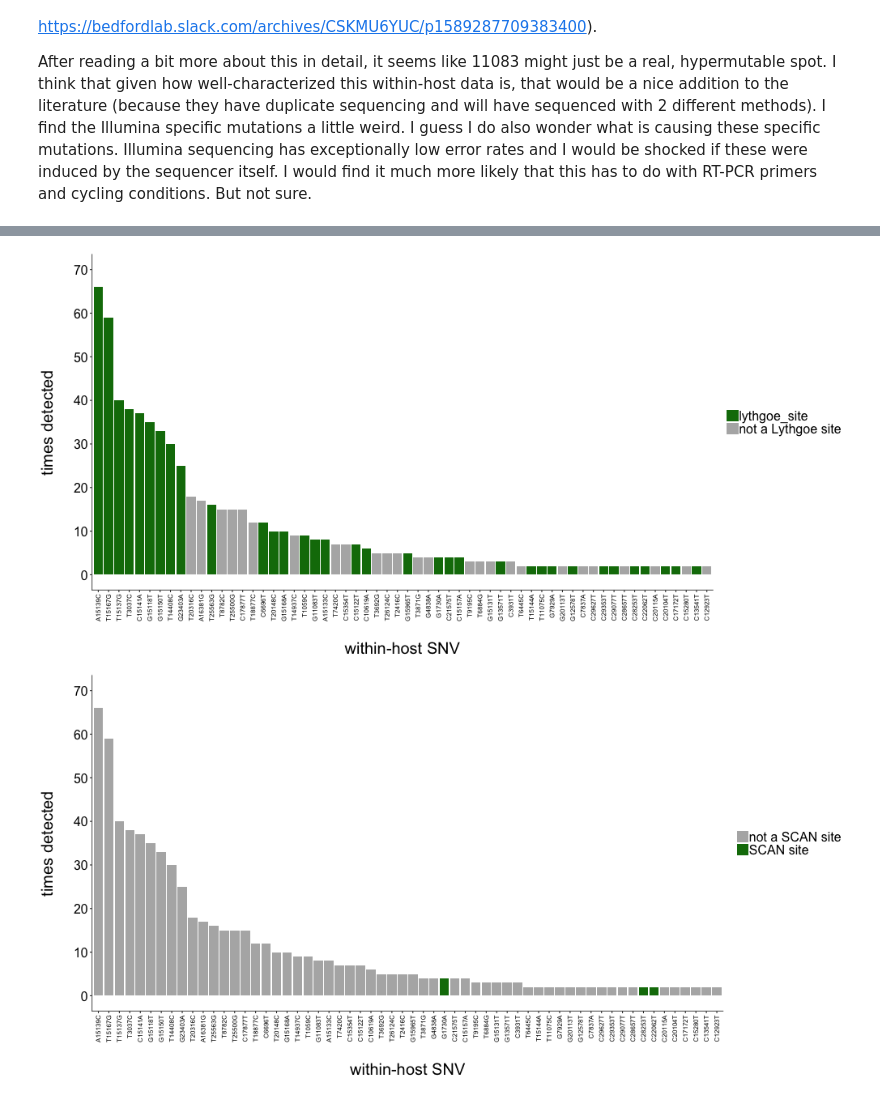
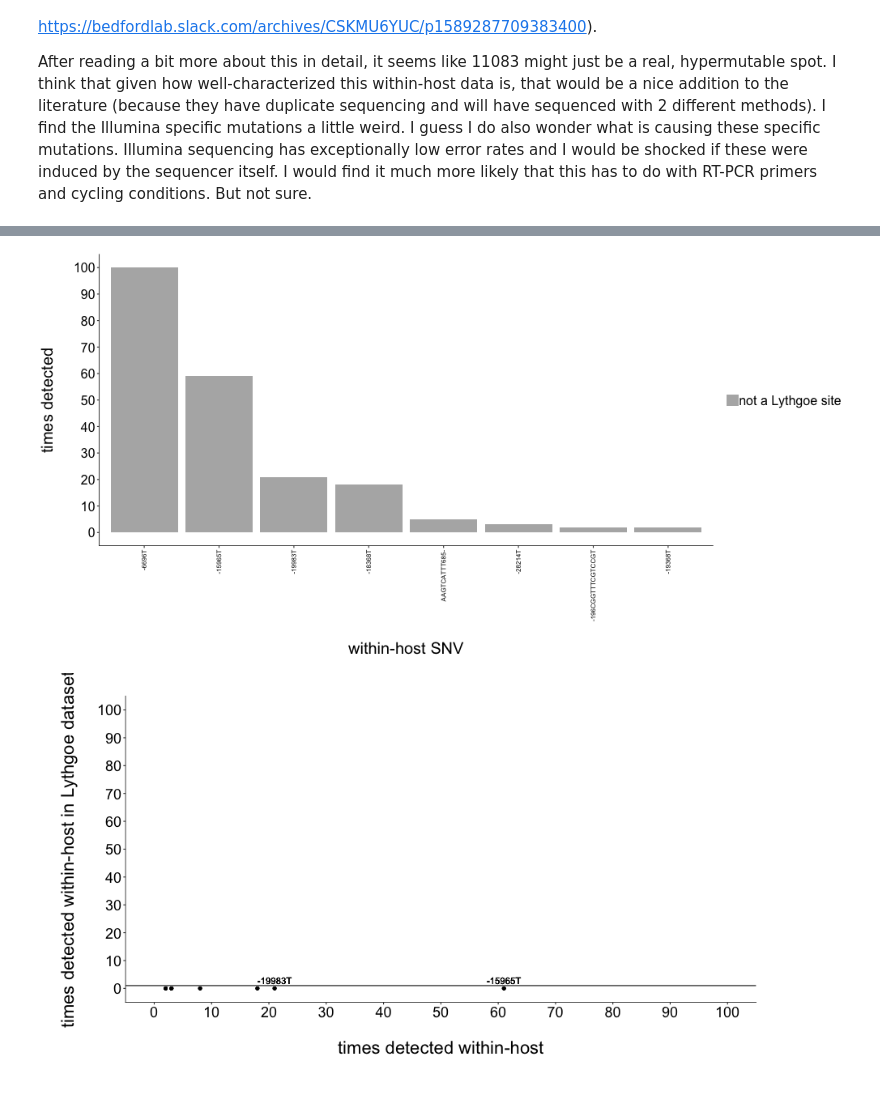
Before and after one commit to lmoncla/ncov-WI-within-host, a Jupyter notebook: scripts/characterize-within-host-variants.ipynb, the cells around one changed output, grey strips where cells are left out. Saved outputs shown, nothing was run; the diff lists cells and outputs as text; code cells hidden in the pictures.

Commit message:
adding updates to within-host in WI scripts

```diff
--- a/scripts/characterize-within-host-variants.ipynb
+++ b/scripts/characterize-within-host-variants.ipynb
@@ -290,9 +403,16 @@ p2
+# %%
+times_detected_cutoff_to_plot_indels = 2
 # %%
-%%R -w 1000 -h 500 -u px -i indels_more_than_once,s_color,ns_color,stop_color,fs_color,fs_stop_color,order_of_indels # this sets the size of the plot...otherwise, it will go off the page\n",
+%%R -w 1000 -h 500 -u px -i times_detected_cutoff_to_plot_indels,variant_percent,current_date,indels_more_than_once,s_color,ns_color,stop_color,fs_color,fs_stop_color,order_of_indels # this sets the size of the plot...otherwise, it will go off the page\n",
 require(ggplot2)
 library(ggplot2)
 
+indels_more_than_once <- indels_more_than_once[(indels_more_than_once$counts>=times_detected_cutoff_to_plot_indels),]
+
+output_filename = paste("counts-low-freq-indels-3bp-homopolymer-",variant_percent,"percent-",current_date,".pdf", sep="")
+
 indels_more_than_once$SNV_f = factor(indels_more_than_once$SNV, levels=c(order_of_indels))
+max_count = max(indels_more_than_once$counts)
 
 p3 <- ggplot(indels_more_than_once, aes(x=SNV_f, y=classified_counts, fill=class))+
     geom_col()+
@@ -300,7 +420,7 @@ p3 <- ggplot(indels_more_than_once, aes(x=SNV_f, y=classified_counts, fill=class
     scale_fill_manual(values=c(in_hp=ns_color, not_in_hp=s_color,adjacent=fs_color,no_consensus="grey70"), labels=c(in_hp="in homopolymer region",not_in_hp="not in homopolymer region",adjacent="1 nt away from homopolymer",no_consensus="missing consensus"))+
     theme(panel.grid.major=element_line(colour=NA,size=NA))+
     theme(panel.grid.minor=element_line(colour=NA,size=NA))+
-    scale_y_continuous(limits=c(0,100), breaks=seq(0,100,10))+
+    scale_y_continuous(limits=c(0,max_count+5), breaks=seq(0,max_count+5,10))+
     theme(plot.title=element_text(size=13))+
     theme(strip.background = element_rect(colour=NA, fill=NA))+
     theme(plot.margin=unit(c(0.1,0.1,0.1,0.1),"cm"))+
@@ -321,6 +441,6 @@ p3 <- ggplot(indels_more_than_once, aes(x=SNV_f, y=classified_counts, fill=class
 #       scale_y_continuous(limits=c(-0.1,1.2), breaks=seq(0,1.2,0.2))+
 
 
-ggsave("counts-low-freq-indels-2020-08-27.pdf", p3, width = 9, height = 8, path="/Users/lmoncla/src/ncov-WI-within-host/figures/")
+ggsave(output_filename, p3, width = 12, height = 8, path="/Users/lmoncla/src/ncov-WI-within-host/figures/")
 p3
 # %% [output]
@@ -479,9 +644,9 @@ def read_in_lythgoe_sites(lythgoe_input_file):
 
     with open(lythgoe_input_file, "r") as infile:
         for line in infile:
-            if "reference.position" not in line:
+            if "reference_position" not in line:
                 site = int(line.split(",")[0])
-                counts_within_host = line.split(",")[4]
+                counts_within_host = line.split(",")[6]
                 lythgoe_dict[site] = {"within-host-counts":counts_within_host}
 
     return(lythgoe_dict)
@@ -544,10 +709,10 @@ def return_label(row):
 
     return(label)
 # %%
-lythgoe_input_file = "/Users/lmoncla/src/ncov-WI-within-host/data/lythgoe-shared-sites.tsv"
+lythgoe_input_file = "/Users/lmoncla/src/ncov-WI-within-host/data/lythgoe-shared-sites-2020-12-14.tsv"
 lythgoe_dict = read_in_lythgoe_sites(lythgoe_input_file)
 
-scan_input_file = "/Users/lmoncla/src/ncov-WI-within-host/data/SNV_sites_SCAN.tsv"
+scan_input_file = "/Users/lmoncla/src/ncov-WI-within-host/data/seattle-data/SNV_sites_SCAN.tsv"
 scan_dict = read_in_scan_sites(scan_input_file)
 # %%
 snvs_more_than_once['lythgoe_class'] = snvs_more_than_once['SNV'].apply(return_lythgoe_classification, args=[lythgoe_dict])
@@ -570,74 +876,77 @@ snvs_more_than_once.head()
 # %%
-%%R -w 1000 -h 500 -u px -i snvs_more_than_once,s_color,ns_color,stop_color,fs_color,fs_stop_color,order_of_snvs # this sets the size of the plot...otherwise, it will go off the page\n",
+%%R -w 1000 -h 500 -u px -i variant_percent,current_date,indels_more_than_once,s_color,ns_color,stop_color,fs_color,fs_stop_color,order_of_indels # this sets the size of the plot...otherwise, it will go off the page\n",
 require(ggplot2)
 library(ggplot2)
 
-snvs_more_than_once$SNV_f = factor(snvs_more_than_once$SNV, levels=c(order_of_snvs))
+output_filename = paste("counts-indels-lythgoe-",variant_percent,"percent-",current_date,".pdf", sep="")
 
-p2 <- ggplot(snvs_more_than_once, aes(x=SNV_f, y=classified_counts, fill=lythgoe_class))+
+indels_more_than_once$SNV_f = factor(indels_more_than_once$SNV, levels=c(order_of_indels))
+
+p2 <- ggplot(indels_more_than_once, aes(x=SNV_f, y=classified_counts, fill=lythgoe_class))+
     geom_col()+
     scale_fill_manual(values=c(lythgoe_site=ns_color, none="grey70"), labels=c(lythgoe_color="Lythgoe site",none="not a Lythgoe site"))+
     theme(panel.grid.major=element_line(colour=NA,size=NA))+
     theme(panel.grid.minor=element_line(colour=NA,size=NA))+
-    scale_y_continuous(limits=c(0,70), breaks=seq(0,70,10))+
+    scale_y_continuous(limits=c(0,100), breaks=seq(0,100,10))+
     theme(plot.title=element_text(size=13))+
     theme(strip.background = element_rect(colour=NA, fill=NA))+
     theme(plot.margin=unit(c(0.1,0.1,0.1,0.1),"cm"))+
     theme(axis.line.x=element_line(colour="black"))+
     theme(axis.line.y=element_line(colour="black"))+
     theme(axis.title.y=element_text(size=20, hjust=0.5, vjust=0.5))+
     theme(axis.title.x=element_text(size=20, vjust=0.5))+
     theme(axis.text.y=element_text(size=16, colour="black"))+
     theme(axis.text.x=element_text(hjust=1, vjust=0.5, size=8, angle=90,colour="black"))+
     theme(legend.text=element_text(size=16))+
     theme(legend.title=element_blank())+
     #theme(legend.position = c(0.9, 0.6))+ # (0,0) is bottom left, (1,1) is top right
     theme(panel.margin=unit(1, "lines"))+
     theme(legend.key.size=unit(0.55, "cm"))+
     theme(panel.background=element_rect(fill=NA))+
     theme(legend.key=element_rect(fill=NA))+
     labs(x="\nwithin-host SNV",y="times detected\n")
 #       scale_y_continuous(limits=c(-0.1,1.2), breaks=seq(0,1.2,0.2))+
 
 
-ggsave("counts-low-freq-snvs-lythgoe-2020-09-13.pdf", p2, width = 12, height = 4, path="/Users/lmoncla/src/ncov-WI-within-host/figures/")
+ggsave(output_filename, p2, width = 9, height = 8, path="/Users/lmoncla/src/ncov-WI-within-host/figures/")
 p2
 # %% [output]
-[figure, old version]
+[figure, new version]
 # %%
-%%R -w 1000 -h 500 -u px -i snvs_more_than_once,s_color,ns_color,stop_color,fs_color,fs_stop_color,order_of_snvs # this sets the size of the plot...otherwise, it will go off the page\n",
+%%R -w 1000 -h 500 -u px -i variant_percent,current_date,indels_more_than_once,s_color,ns_color,stop_color,fs_color,fs_stop_color,order_of_snvs # this sets the size of the plot...otherwise, it will go off the page\n",
+
 require(ggplot2)
 library(ggplot2)
+library(RColorBrewer)
 
-snvs_more_than_once$SNV_f = factor(snvs_more_than_once$SNV, levels=c(order_of_snvs))
+output_filename = paste("indels-counts-vs-lythgoe-",variant_percent,"percent-",current_date,".pdf", sep="")
 
-p2 <- ggplot(snvs_more_than_once, aes(x=SNV_f, y=classified_counts, fill=scan_class))+
-    geom_col()+
-    scale_fill_manual(values=c(scan_site=ns_color, none="grey70"), labels=c(scan_site="SCAN site",none="not a SCAN site"))+
+p <- ggplot(data=indels_more_than_once, aes(x=counts, y=lythgoe_counts)) +
+    geom_point()+
+    geom_hline(yintercept=1)+
+    labs(x="\ntimes detected within-host",y="times detected within-host in Lythgoe dataset\n")+
+    geom_text(aes(x=counts,y=lythgoe_counts + 3,label=label), size=4)+
+    scale_y_continuous(breaks=seq(0,100,10), limits=c(0,100))+
+    scale_x_continuous(breaks=seq(0,100,10), limits=c(0,100))+
     theme(panel.grid.major=element_line(colour=NA,size=NA))+
     theme(panel.grid.minor=element_line(colour=NA,size=NA))+
-    scale_y_continuous(limits=c(0,70), breaks=seq(0,70,10))+
-    theme(plot.title=element_text(size=13))+
     theme(strip.background = element_rect(colour=NA, fill=NA))+
-    theme(plot.margin=unit(c(0.1,0.1,0.1,0.1),"cm"))+
     theme(axis.line.x=element_line(colour="black"))+
     theme(axis.line.y=element_line(colour="black"))+
-    theme(axis.title.y=element_text(size=20, hjust=0.5, vjust=0.5))+
-    theme(axis.title.x=element_text(size=20, vjust=0.5))+
-    theme(axis.text.y=element_text(size=16, colour="black"))+
-    theme(axis.text.x=element_text(hjust=1, vjust=0.5, size=8, angle=90,colour="black"))+
-    theme(legend.text=element_text(size=16))+
-    theme(legend.title=element_blank())+
-    #theme(legend.position = c(0.9, 0.6))+ # (0,0) is bottom left, (1,1) is top right
+    theme(axis.title=element_text(size=22, vjust=5))+
+    theme(axis.text.y=element_text(size=18, colour="black"))+
+    theme(axis.text.x=element_text(size=18, colour="black"))+
+    theme(legend.text=element_text(size=18))+
+    theme(legend.title=element_text(size=22))+
     theme(panel.margin=unit(1, "lines"))+
-    theme(legend.key.size=unit(0.55, "cm"))+
+    theme(plot.margin=unit(c(1,4,1,1),"cm"))+
+    theme(legend.key.size=unit(0.7, "cm"))+
     theme(panel.background=element_rect(fill=NA))+
     theme(legend.key=element_rect(fill=NA))+
-    labs(x="\nwithin-host SNV",y="times detected\n")
-#       scale_y_continuous(limits=c(-0.1,1.2), breaks=seq(0,1.2,0.2))+
+    theme(legend.position = c(1.0, 0.75))+
+    guides(fill=guide_legend(title="where SNV arose"))
 
-
-ggsave("counts-low-freq-snvs-SCAN-2020-09-13.pdf", p2, width = 12, height = 4, path="/Users/lmoncla/src/ncov-WI-within-host/figures/")
-p2
+ggsave(output_filename, width = 9, height = 7, device = "pdf", path = "/Users/lmoncla/src/ncov-WI-within-host/figures/", dpi = 300)
+p
 # %% [output]
-[figure, old version]
+[figure, new version]
```
Also changed, not shown: parts of 65 cells of this notebook, 8 other files.
